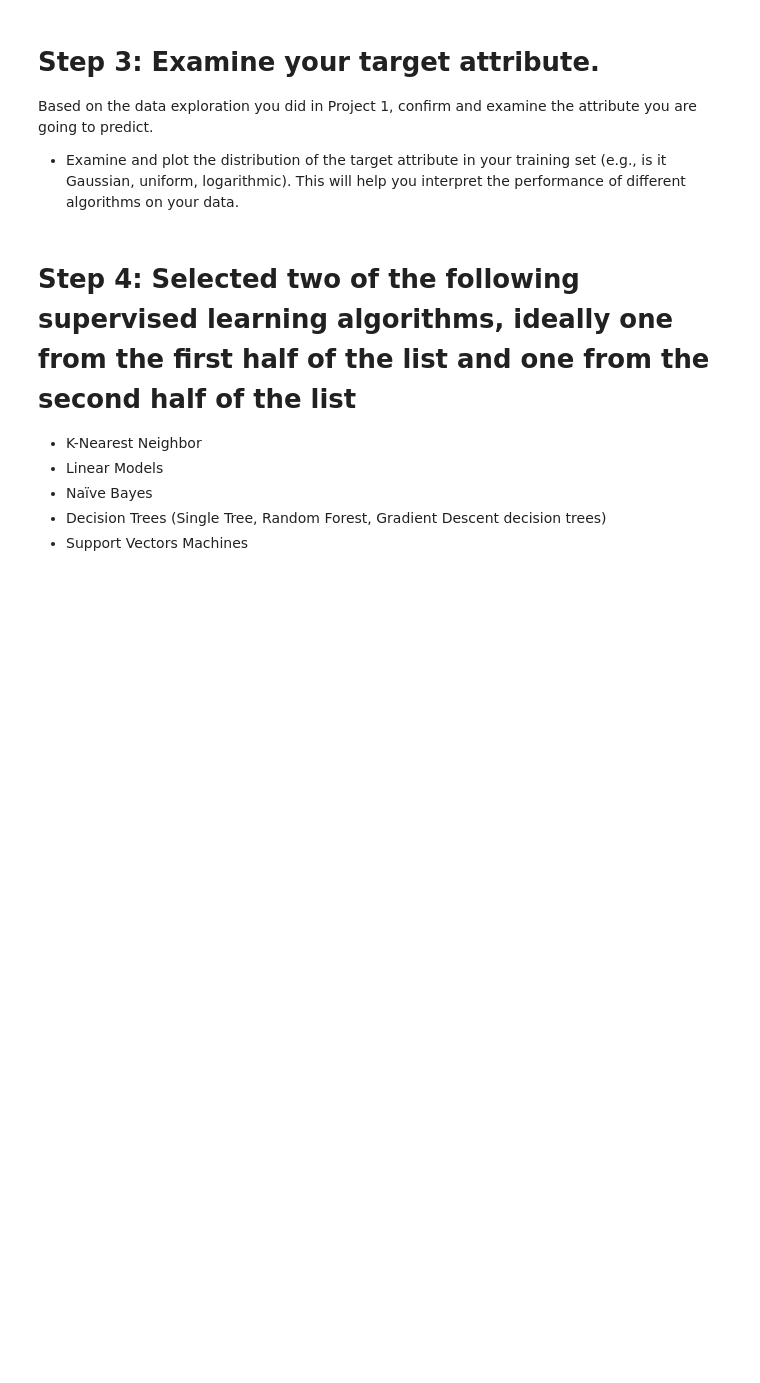
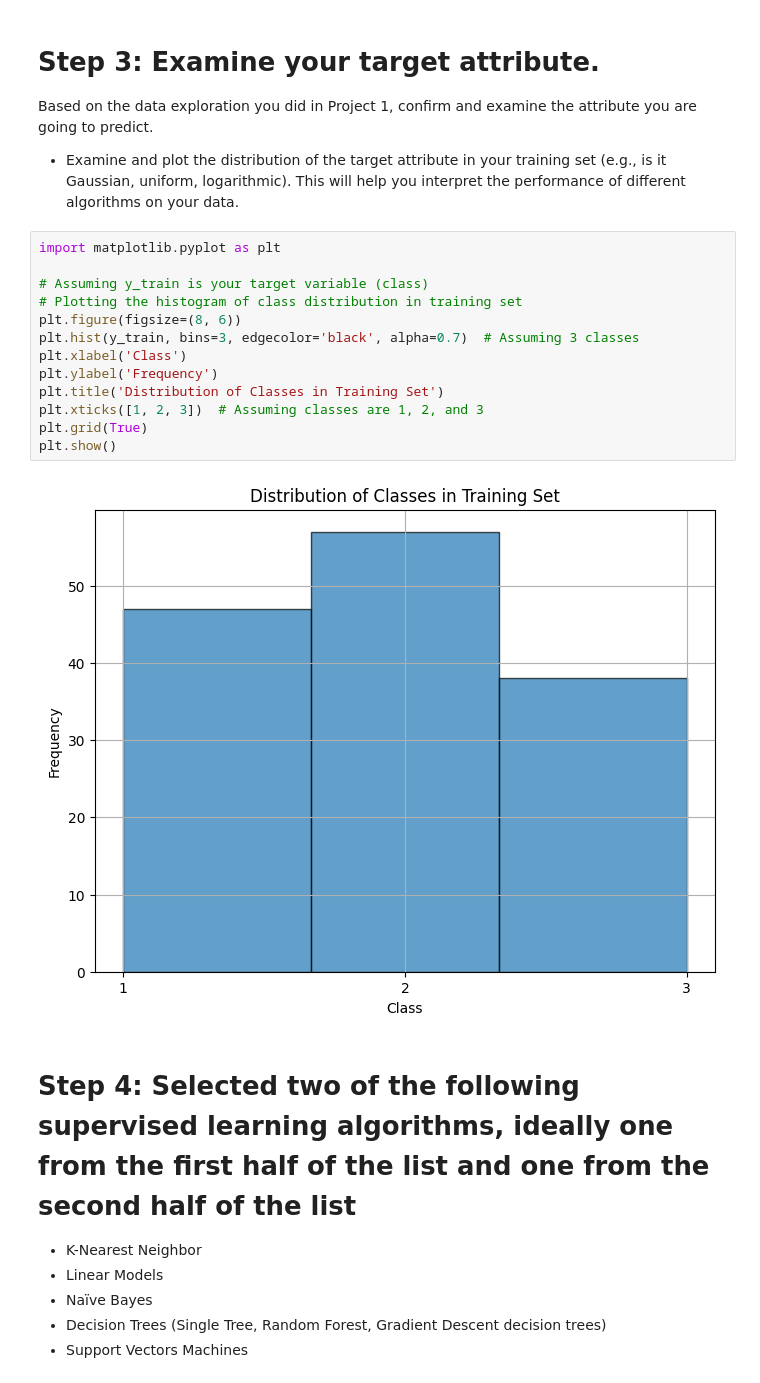
Before and after one commit to atoothman/data71200, a Jupyter notebook: DATA_71200_Project_2__Toothman_.ipynb, the cells around one changed output. Cells and saved outputs as stored; diff of their text form; blank space fills up the shorter version.

```diff
--- a/DATA_71200_Project_2__Toothman_.ipynb
+++ b/DATA_71200_Project_2__Toothman_.ipynb
@@ -265,6 +265,21 @@ X_test: Minimum for each feature
 Based on the data exploration you did in Project 1, confirm and examine the attribute you are going to predict.
 
 *   Examine and plot the distribution of the target attribute in your training set (e.g., is it Gaussian, uniform, logarithmic). This will help you interpret the performance of different algorithms on your data.
+# %%
+import matplotlib.pyplot as plt
+
+# Assuming y_train is your target variable (class)
+# Plotting the histogram of class distribution in training set
+plt.figure(figsize=(8, 6))
+plt.hist(y_train, bins=3, edgecolor='black', alpha=0.7)  # Assuming 3 classes
+plt.xlabel('Class')
+plt.ylabel('Frequency')
+plt.title('Distribution of Classes in Training Set')
+plt.xticks([1, 2, 3])  # Assuming classes are 1, 2, and 3
+plt.grid(True)
+plt.show()
+# %% [output]
+[figure, added]
 # %% [markdown]
 # Step 4: Selected two of the following supervised learning algorithms, ideally one from the first half of the list and one from the second half of the list
 
```
Also changed, not shown: parts of 1 cell of this notebook.
